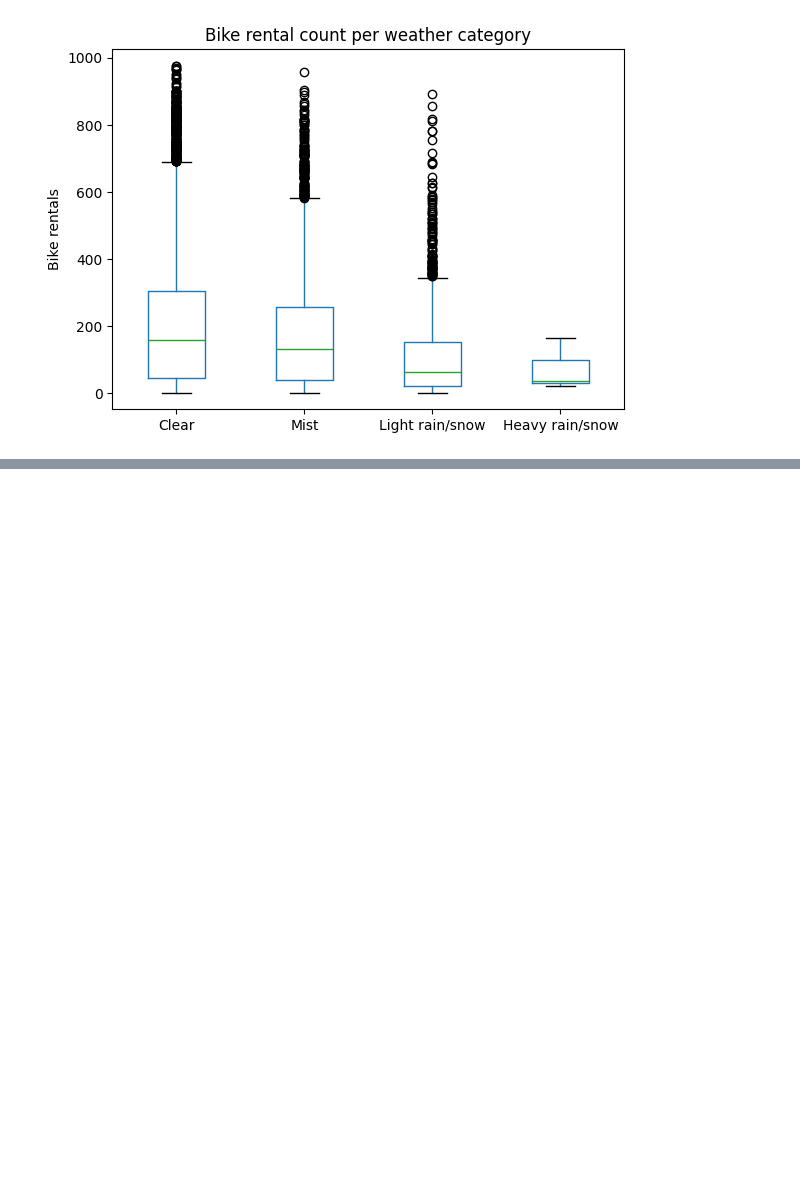
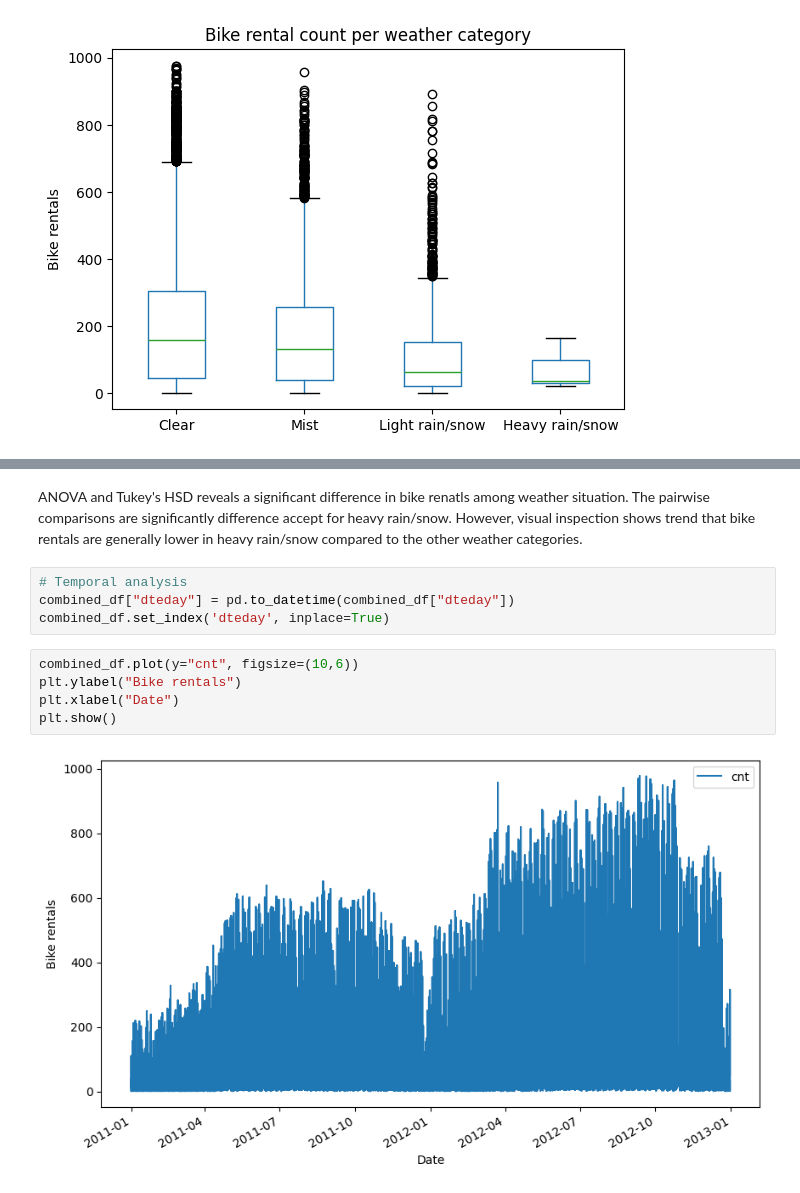
Before and after one commit to paulcarvalho/Bike-Sharing-EDA, a Jupyter notebook: bike_sharing_eda.ipynb, the cells around one changed output, grey strips where cells are left out. Saved outputs shown, nothing was run; the diff lists cells and outputs as text; blank space fills up the shorter version.

```diff
--- a/bike_sharing_eda.ipynb
+++ b/bike_sharing_eda.ipynb
@@ -183,0 +276,13 @@ Create a feature that combines weather and season to capture conditions like "co
+# %% [markdown]
+ANOVA and Tukey's HSD reveals a significant difference in bike renatls among weather situation. The pairwise comparisons are significantly difference accept for heavy rain/snow. However, visual inspection shows trend that bike rentals are generally lower in heavy rain/snow compared to the other weather categories.
+# %%
+# Temporal analysis
+combined_df["dteday"] = pd.to_datetime(combined_df["dteday"])
+combined_df.set_index('dteday', inplace=True)
+# %%
+combined_df.plot(y="cnt", figsize=(10,6))
+plt.ylabel("Bike rentals")
+plt.xlabel("Date")
+plt.show()
+# %% [output]
+[figure, added]
```
Also changed, not shown: parts of 17 cells of this notebook.
